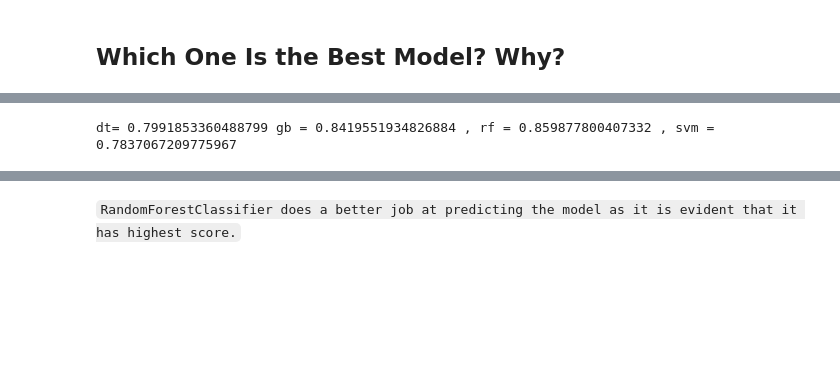
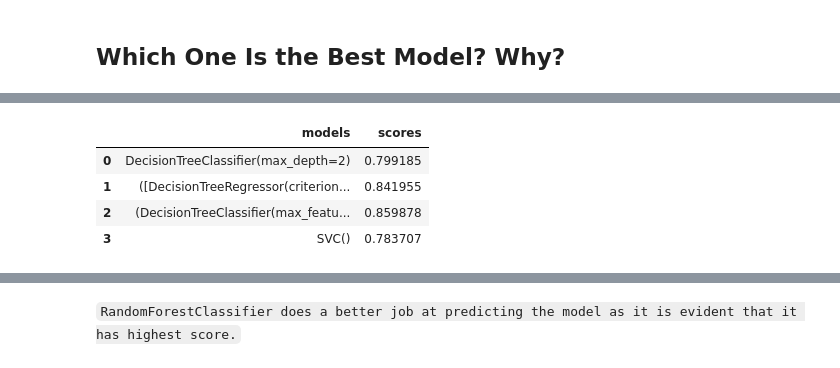
Before and after one commit to AryaCodesAI/Data-Analysis-Using-Machine-Learning-and-Python, a Jupyter notebook: 02_The Decision Tree & Supervised Classification Models/02C_decision-tree_practice_blank.ipynb, the cells around one changed output, grey strips where cells are left out. Cells and saved outputs as stored; diff of their text form; code cells hidden in the pictures; blank space fills up the shorter version.

Commit message:
Decision Tree excercise

```diff
--- a/02_The Decision Tree & Supervised Classification Models/02C_decision-tree_practice_blank.ipynb
+++ b/02_The Decision Tree & Supervised Classification Models/02C_decision-tree_practice_blank.ipynb
@@ -470,3 +470,8 @@ plt.show()
 [figure]
 # %% [markdown]
 ## Which One Is the Best Model? Why?
+# %%
+df_scores = pd.DataFrame()
+
+df_scores['models'] = [model_dt, model_gb, model_rf, model_svm]
+df_scores
@@ -473,5 +484,9 @@ plt.show()
 # %%
-# Scores of all four models (dt,gb,rf,svm)
-print("dt=",  model_dt.score(X = explanatory, y= target),"gb =",model_gb.score(X = explanatory, y= target),", rf =", model_rf.score(X = explanatory, y= target),", svm =", model_svm.score(X = explanatory, y= target))
+df_scores['scores'] = [model_dt.score(X= explanatory , y= target),model_gb.score(X= explanatory , y= target), model_rf.score(X= explanatory , y= target), model_svm.score(X= explanatory , y= target)]
+df_scores
 # %% [output]
-dt= 0.7991853360488799 gb = 0.8419551934826884 , rf = 0.859877800407332 , svm = 0.7837067209775967
+|  | models | scores |
+| 0 | DecisionTreeClassifier(max_depth=2) | 0.799185 |
+| 1 | ([DecisionTreeRegressor(criterion... | 0.841955 |
+| 2 | (DecisionTreeClassifier(max_featu... | 0.859878 |
+| 3 | SVC() | 0.783707 |
```
Also changed, not shown: parts of 4 cells of this notebook.
